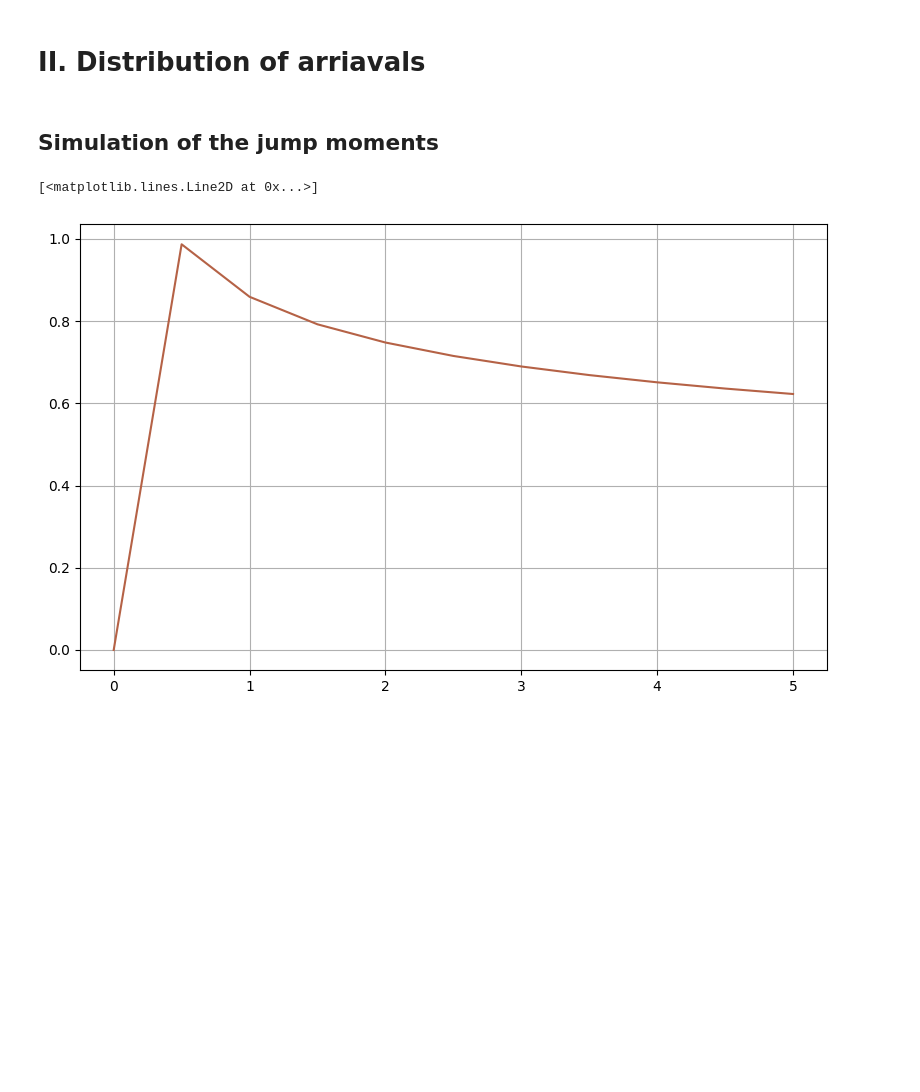
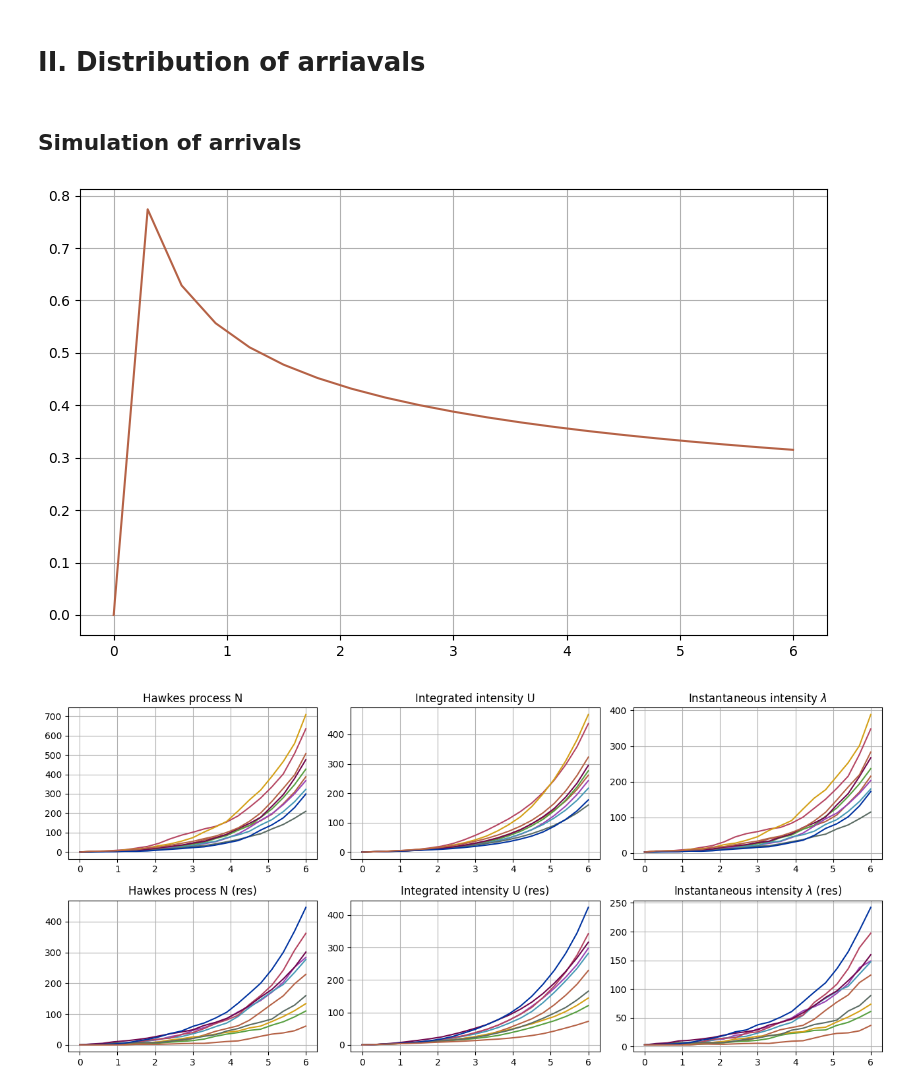
Before and after one commit to MrG1raffe/volterra_hawkes, a Jupyter notebook: notebooks/iVi_Hawkes_numerics.ipynb, the cells around one changed output. Drawn from its saved outputs; the diff is of its cells as text; code cells hidden in the pictures; blank space fills up the shorter version.

```diff
--- a/notebooks/iVi_Hawkes_numerics.ipynb
+++ b/notebooks/iVi_Hawkes_numerics.ipynb
@@ -34,42 +36,6 @@ The autoreload extension is already loaded. To reload it, use:
   %reload_ext autoreload
 # %% [markdown]
 ## Visualisation of the trajectories
-# %%
-@dataclass
-class Experiment:
-    T: float
-    n_steps: int
-    kernel: Kernel
-    mu: float
-
-    def __post_init__(self):
-        self.g0 = lambda t: self.mu * np.ones_like(t)
-        self.g0_bar = lambda t: self.mu * t
-        self.g0_bar_res = lambda t: self.mu * t + self.mu * self.kernel.resolvent.double_integrated_kernel(t)
-        self.t_grid = np.linspace(0, self.T, self.n_steps + 1)
-
-
-def get_N_U_sample(experiment: Experiment, method: str, n_paths: int, rng=None):
-    if rng is None:
-        rng = np.random.default_rng(seed=42)
-    if method == "Population":
-        hawkes_arrivals_sample = [simulate_hawkes(T=experiment.T, g0=experiment.g0, g0_upper_bound=experiment.mu, kernel=experiment.kernel, rng=rng) for _ in range(n_paths)]
-        N_sample = np.array([N_from_jumps(np.array(experiment.t_grid), hawkes_arrivals) for hawkes_arrivals in hawkes_arrivals_sample])
-        U_sample = np.array([U_from_jumps(np.array(experiment.t_grid), hawkes_arrivals, kernel=experiment.kernel, g0_bar=experiment.g0_bar) for hawkes_arrivals in hawkes_arrivals_sample])
-        return N_sample, U_sample
-    elif method == "Ogata":
-        hawkes_arrivals_sample = [simulate_hawkes_ogata(T=experiment.T, mu=experiment.mu, kernel=experiment.kernel, rng=rng, batch_size=400) for _ in range(n_paths)]
-        N_sample = np.array([N_from_jumps(np.array(experiment.t_grid), hawkes_arrivals) for hawkes_arrivals in hawkes_arrivals_sample])
-        U_sample = np.array([U_from_jumps(np.array(experiment.t_grid), hawkes_arrivals, kernel=experiment.kernel, g0_bar=experiment.g0_bar) for hawkes_arrivals in hawkes_arrivals_sample])
-        return N_sample, U_sample
-    elif method == "iVi":
-        ivi_hawkes = IVIHawkesProcess(kernel=experiment.kernel, g0_bar=experiment.g0_bar, rng=rng, g0=experiment.g0, resolvent_flag=False)
-        N, U, lam = ivi_hawkes.simulate_on_grid(t_grid=experiment.t_grid, n_paths=n_paths)
-        return N.T, U.T
-    elif method == "Res iVi":
-        ivi_hawkes_res = IVIHawkesProcess(kernel=experiment.kernel, g0_bar=experiment.g0_bar, g0_bar_res=experiment.g0_bar_res, rng=rng, g0=experiment.g0, resolvent_flag=True)
-        N_res, U_res, lam_res = ivi_hawkes_res.simulate_on_grid(t_grid=experiment.t_grid, n_paths=n_paths)
-        return N_res.T, U_res.T
 # %%
 # mu = 3
 # H = 0.3
@@ -303,41 +334,42 @@ KstestResult(statistic=0.0688, pvalue=1.0360999724409651e-10, statistic_location
 # %% [markdown]
 # II. Distribution of arriavals
 # %% [markdown]
-## Simulation of the jump moments
+## Simulation of arrivals
 # %%
 # H = 0.3
 # lam = 1.1
 # c = 1
 # alpha = 2.5
 
 # T = 10
 # n_steps = 100
 # n_paths = 1
 
 # t_grid = np.linspace(0, T, n_steps + 1)
 
 # rng = np.random.default_rng(seed = 42)
 
 
 # # K = FractionalKernel(H=H, c=c)
 # K = ExponentialKernel(lam=lam, c=c)
 # K = GammaKernel(lam=lam, alpha=alpha, c=lam**alpha * 0.95)
 
 # e = Experiment(
 #     T=10,
 #     n_steps=1,
 #     kernel=ExponentialKernel(lam=1.1, c=1),
 #     mu=3
 # )
 
 e = Experiment(
-    T=5,
-    n_steps=10,
-    kernel=FractionalKernel(H=0.3, c=1),
+    T=6,
+    n_steps=20,
+    kernel=FractionalKernel(H=0.2, c=0.7),
     mu=3
 )
 
 plt.plot(e.t_grid, e.kernel(e.t_grid))
+plot_trajectories(e)
 # %% [output]
-[<matplotlib.lines.Line2D at 0x...>]
-[figure, old version]
+[figure, new version]
+[figure, added]
```
Also changed, not shown: parts of 29 cells of this notebook, 8 other files.
